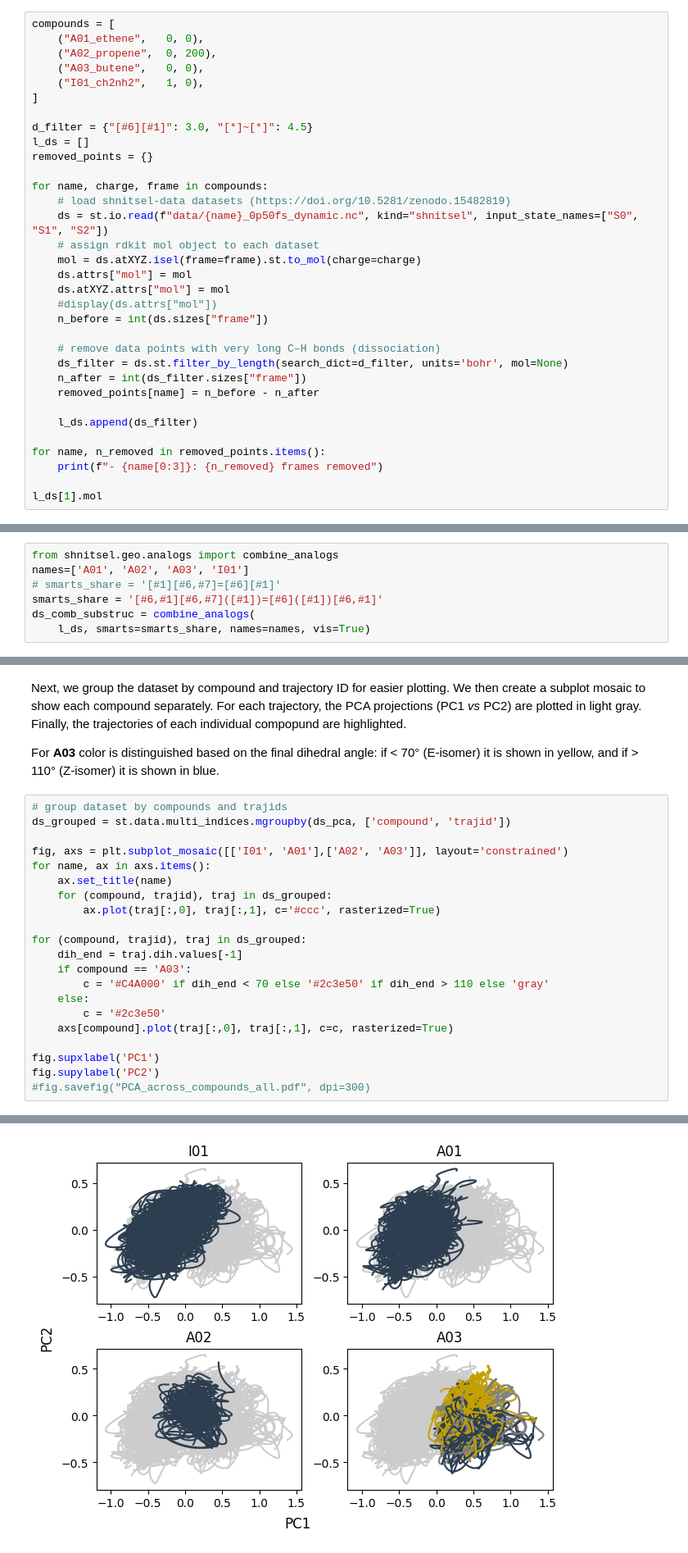
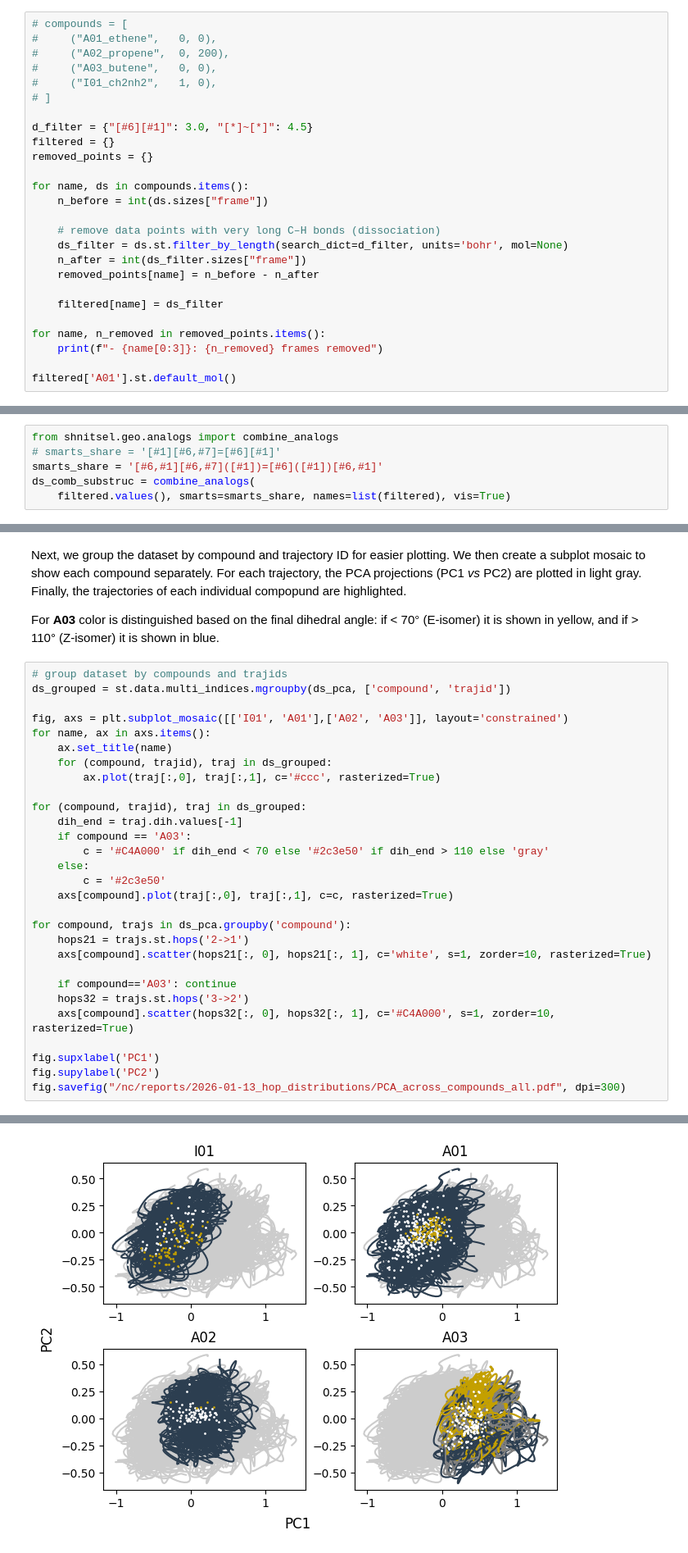
Before and after one commit to SHNITSEL/shnitsel-tools, a Jupyter notebook: tutorials/3_across_compounds.ipynb, the cells around one changed output, grey strips where cells are left out. Shown at 82% size. Saved outputs shown, nothing was run; the diff lists cells and outputs as text.

Commit message:
Update across_compounds tutorial to version used for plots

```diff
--- a/tutorials/3_across_compounds.ipynb
+++ b/tutorials/3_across_compounds.ipynb
@@ -25,23 +44,16 @@ In the first step, we load the trajectory data of ethene (**A01**), propene (**A
 # %%
-compounds = [
-    ("A01_ethene",   0, 0),
-    ("A02_propene",  0, 200),
-    ("A03_butene",   0, 0),
-    ("I01_ch2nh2",   1, 0),
-]
+# compounds = [
+#     ("A01_ethene",   0, 0),
+#     ("A02_propene",  0, 200),
+#     ("A03_butene",   0, 0),
+#     ("I01_ch2nh2",   1, 0),
+# ]
 
 d_filter = {"[#6][#1]": 3.0, "[*]~[*]": 4.5}
-l_ds = []
+filtered = {}
 removed_points = {}
 
-for name, charge, frame in compounds:
-    # load shnitsel-data datasets (https://doi.org/10.5281/zenodo.15482819)
-    ds = st.io.read(f"data/{name}_0p50fs_dynamic.nc", kind="shnitsel", input_state_names=["S0", "S1", "S2"])
-    # assign rdkit mol object to each dataset
-    mol = ds.atXYZ.isel(frame=frame).st.to_mol(charge=charge)
-    ds.attrs["mol"] = mol
-    ds.atXYZ.attrs["mol"] = mol
-    #display(ds.attrs["mol"])
+for name, ds in compounds.items():
     n_before = int(ds.sizes["frame"])
 
     # remove data points with very long C–H bonds (dissociation)
@@ -49,10 +61,10 @@ for name, charge, frame in compounds:
     n_after = int(ds_filter.sizes["frame"])
     removed_points[name] = n_before - n_after
 
-    l_ds.append(ds_filter)
+    filtered[name] = ds_filter
 
 for name, n_removed in removed_points.items():
     print(f"- {name[0:3]}: {n_removed} frames removed")
 
-l_ds[1].mol
+filtered['A01'].st.default_mol()
 # %% [output]
@@ -93,9 +109,8 @@ comb = combine_analogs(compounds)
 In the following, we employ the `combine_analogs` function, to account for the central HC=CH or HC=N<sup>+</sup>H structural fragment using the SMARTS `[#1][#6,#7]=[#6][#1]`, which covers both possible cases.
 # %%
 from shnitsel.geo.analogs import combine_analogs
-names=['A01', 'A02', 'A03', 'I01']
 # smarts_share = '[#1][#6,#7]=[#6][#1]'
 smarts_share = '[#6,#1][#6,#7]([#1])=[#6]([#1])[#6,#1]'
 ds_comb_substruc = combine_analogs(
-    l_ds, smarts=smarts_share, names=names, vis=True)
+    filtered.values(), smarts=smarts_share, names=list(filtered), vis=True)
 # %% [output]
@@ -202,7 +217,15 @@ for (compound, trajid), traj in ds_grouped:
         c = '#2c3e50'
     axs[compound].plot(traj[:,0], traj[:,1], c=c, rasterized=True)
 
+for compound, trajs in ds_pca.groupby('compound'):
+    hops21 = trajs.st.hops('2->1')
+    axs[compound].scatter(hops21[:, 0], hops21[:, 1], c='white', s=1, zorder=10, rasterized=True)
+
+    if compound=='A03': continue
+    hops32 = trajs.st.hops('3->2')
+    axs[compound].scatter(hops32[:, 0], hops32[:, 1], c='#C4A000', s=1, zorder=10, rasterized=True)
+
 fig.supxlabel('PC1')
 fig.supylabel('PC2')
-#fig.savefig("PCA_across_compounds_all.pdf", dpi=300)
+fig.savefig("/nc/reports/2026-01-13_hop_distributions/PCA_across_compounds_all.pdf", dpi=300)
 # %% [output]
@@ -210,4 +232,4 @@ Text(0.02, 0.5, 'PC2')
-[figure, old version]
+[figure, new version]
 # %% [markdown]
 For comparison, we can also visualize the space spanned by two internal coordinates, e.g. the dihedral angle in the molecule and the length of the central double bond.
 These can be e.g. explicitly flagged by smarts and calculated using the `get_bond_torsions` and `get_bond_lengths` functions of the `shnitsel.geo.geocalc` module:
```
Also changed, not shown: parts of 8 cells of this notebook.
